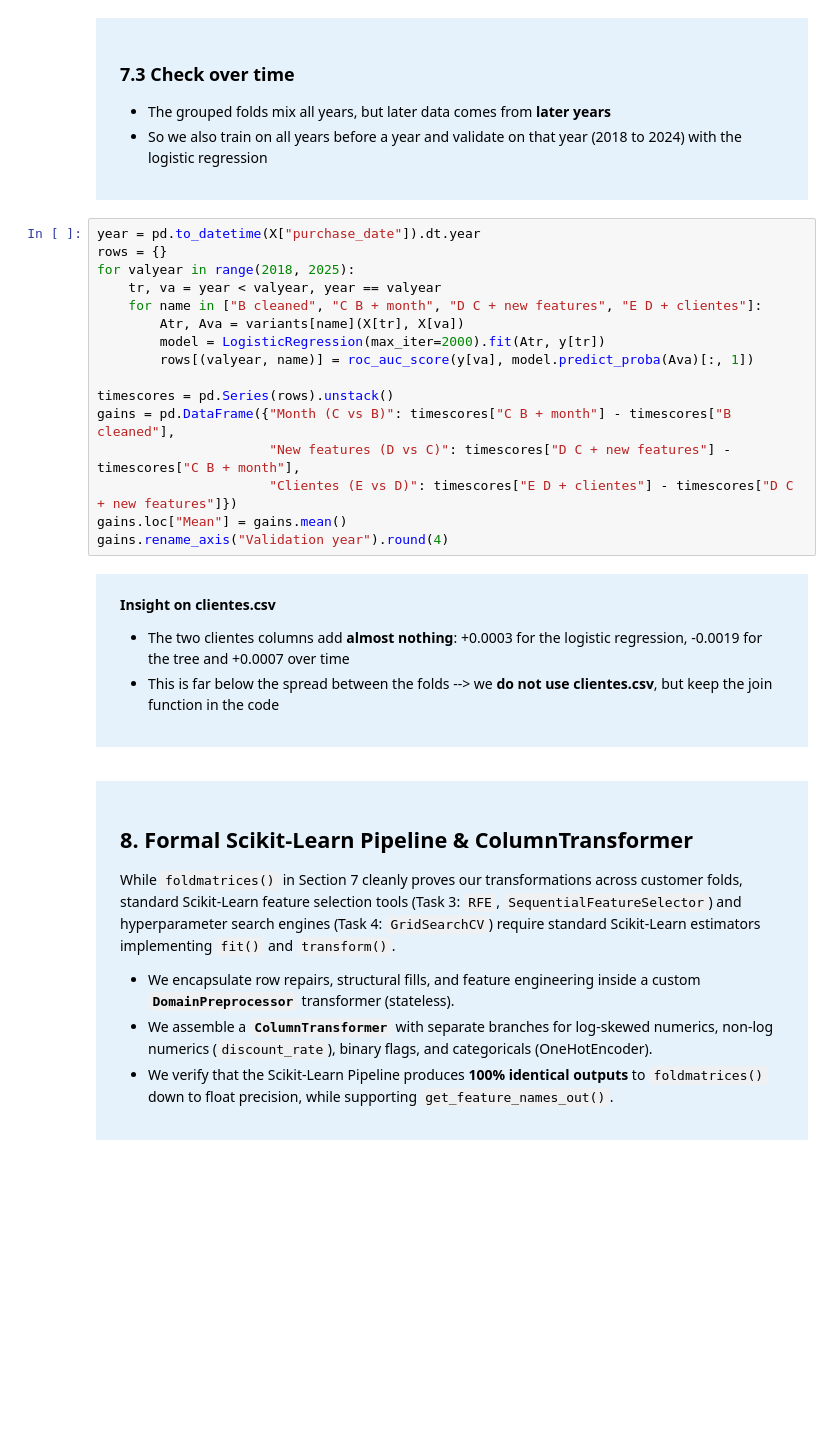
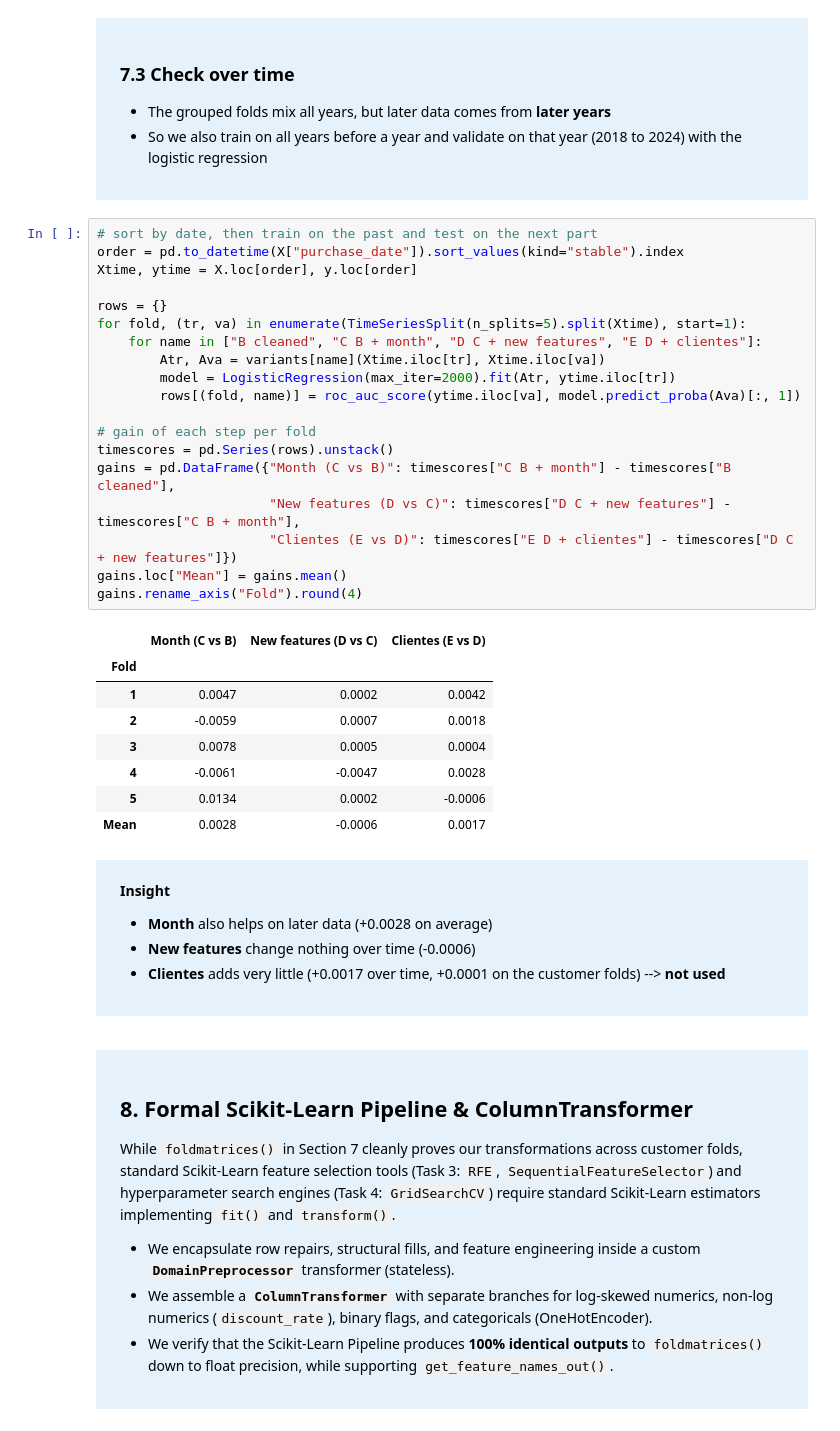
Before and after one commit to Chanti55/Machine_Learning_Group30, a Jupyter notebook: task2_v4.ipynb, the cells around one changed output. Drawn from its saved outputs; the diff is of its cells as text; blank space fills up the shorter version.

```diff
--- a/task2_v4.ipynb
+++ b/task2_v4.ipynb
@@ -856,31 +888,35 @@ print("Spread of the 5 fold scores of D:", round(scores[("D C + new features", "
 
 </div>
 # %%
-year = pd.to_datetime(X["purchase_date"]).dt.year
+# sort by date, then train on the past and test on the next part
+order = pd.to_datetime(X["purchase_date"]).sort_values(kind="stable").index
+Xtime, ytime = X.loc[order], y.loc[order]
+
 rows = {}
-for valyear in range(2018, 2025):
-    tr, va = year < valyear, year == valyear
+for fold, (tr, va) in enumerate(TimeSeriesSplit(n_splits=5).split(Xtime), start=1):
     for name in ["B cleaned", "C B + month", "D C + new features", "E D + clientes"]:
-        Atr, Ava = variants[name](X[tr], X[va])
-        model = LogisticRegression(max_iter=2000).fit(Atr, y[tr])
-        rows[(valyear, name)] = roc_auc_score(y[va], model.predict_proba(Ava)[:, 1])
+        Atr, Ava = variants[name](Xtime.iloc[tr], Xtime.iloc[va])
+        model = LogisticRegression(max_iter=2000).fit(Atr, ytime.iloc[tr])
+        rows[(fold, name)] = roc_auc_score(ytime.iloc[va], model.predict_proba(Ava)[:, 1])
 
+# gain of each step per fold
 timescores = pd.Series(rows).unstack()
 gains = pd.DataFrame({"Month (C vs B)": timescores["C B + month"] - timescores["B cleaned"],
                       "New features (D vs C)": timescores["D C + new features"] - timescores["C B + month"],
                       "Clientes (E vs D)": timescores["E D + clientes"] - timescores["D C + new features"]})
 gains.loc["Mean"] = gains.mean()
-gains.rename_axis("Validation year").round(4)
+gains.rename_axis("Fold").round(4)
+# %% [output]
+|  | Month (C vs B) | New features (D vs C) | Clientes (E vs D) |
+| Fold |  |  |  |
+| 1 | 0.0047 | 0.0002 | 0.0042 |
+| 2 | -0.0059 | 0.0007 | 0.0018 |
+| 3 | 0.0078 | 0.0005 | 0.0004 |
+| 4 | -0.0061 | -0.0047 | 0.0028 |
+| 5 | 0.0134 | 0.0002 | -0.0006 |
+| Mean | 0.0028 | -0.0006 | 0.0017 |
 # %% [markdown]
-<div style="background-color:#e6f2fb; padding:20px 24px; border-radius:0;">
-
-<p><b>Insight on clientes.csv</b></p>
-<ul>
-  <li>The two clientes columns add <b>almost nothing</b>: +0.0003 for the logistic regression, -0.0019 for the tree and +0.0007 over time</li>
-  <li>This is far below the spread between the folds --> we <b>do not use clientes.csv</b>, but keep the join function in the code</li>
-</ul>
-
-</div>
+<div style="background-color:#e6f2fb; padding:20px 24px; border-radius:0;"><p><b>Insight</b></p><ul><li><b>Month</b> also helps on later data (+0.0028 on average)</li><li><b>New features</b> change nothing over time (-0.0006)</li><li><b>Clientes</b> adds very little (+0.0017 over time, +0.0001 on the customer folds) --> <b>not used</b></li></ul></div>
 # %% [markdown]
 <a id="sklearn_pipeline"></a>
 <div style="background-color:#e6f2fb; padding:20px 24px; border-radius:0;">
```
Also changed, not shown: parts of 9 cells of this notebook.
